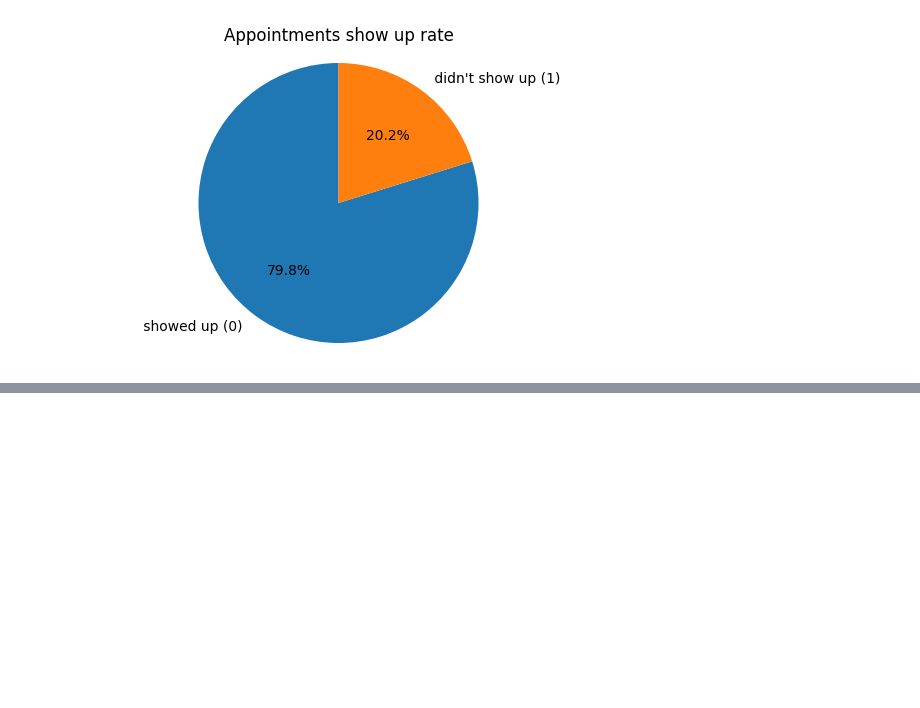
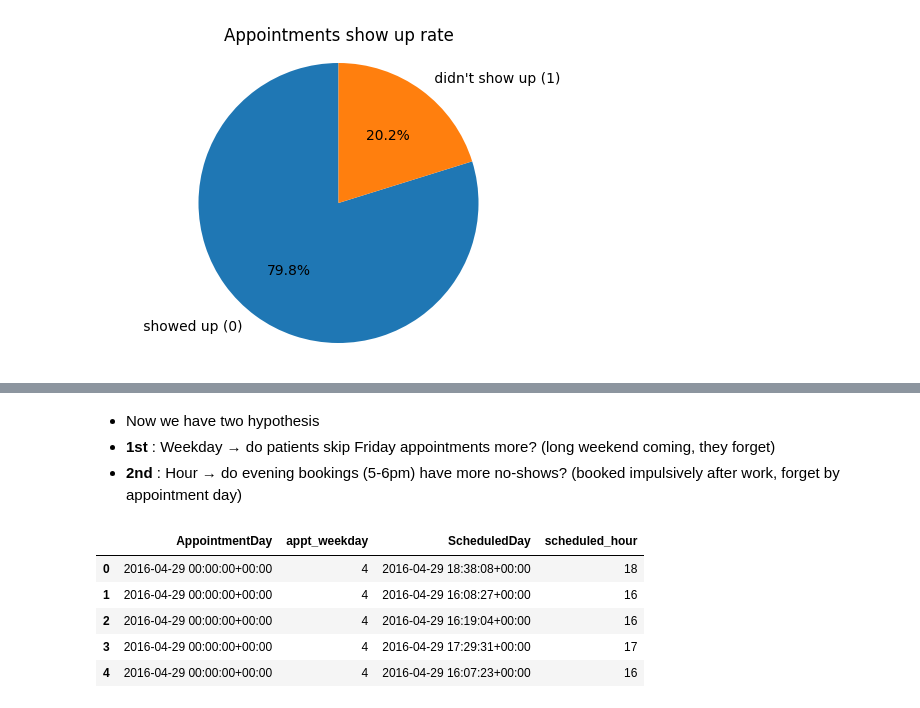
Before and after one commit to Kuldip-Lakhtariya/Medical_appointment, a Jupyter notebook: hospital_noshow_eda.ipynb, the cells around one changed output, grey strips where cells are left out. Drawn from its saved outputs; the diff is of its cells as text; code cells hidden in the pictures; blank space fills up the shorter version.

```diff
--- a/hospital_noshow_eda.ipynb
+++ b/hospital_noshow_eda.ipynb
@@ -167,3 +166,11 @@ plt.axis("equal")
 plt.show()
 # %% [output]
 [figure]
+# %%
+#So now we cheak our 2nd hypothesis first and for that we do feature enginnering and add some new column
+
+df["wait_day"] = (df["AppointmentDay"] - df["ScheduledDay"]).dt.days
+
+print(df["wait_day"].describe())
+print()
+print("Negitive wait days : ",(df["wait_day"] < 0).sum())
@@ -169,0 +195,9 @@ plt.show()
+# %%
+#Fix the new column problem
+
+df.loc[df["wait_day"].between(-2,-1) , "wait_day"] = 0
+
+df.loc[df["wait_day"] < -2 , "wait_day"] = df.loc[df["wait_day"] < -2 , "wait_day"].abs()
+
+print(df["wait_day"].describe())
+print("Negative wait days : " , (df["wait_day"] < 0).sum())
@@ -169,0 +215,21 @@ plt.show()
+# %% [markdown]
+- Now we have two hypothesis
+- **1st** : Weekday → do patients skip Friday appointments more?
+          (long weekend coming, they forget)
+- **2nd** : Hour    → do evening bookings (5-6pm) have more no-shows?
+          (booked impulsively after work, forget by appointment day)
+# %%
+#Add two more feature
+
+df["appt_weekday"] = df["AppointmentDay"].dt.dayofweek
+
+df["scheduled_hour"] = df["ScheduledDay"].dt.hour
+
+df[['AppointmentDay', 'appt_weekday', 'ScheduledDay', 'scheduled_hour']].head()
+# %% [output]
+|  | AppointmentDay | appt_weekday | ScheduledDay | scheduled_hour |
+| 0 | 2016-04-29 00:00:00+00:00 | 4 | 2016-04-29 18:38:08+00:00 | 18 |
+| 1 | 2016-04-29 00:00:00+00:00 | 4 | 2016-04-29 16:08:27+00:00 | 16 |
+| 2 | 2016-04-29 00:00:00+00:00 | 4 | 2016-04-29 16:19:04+00:00 | 16 |
+| 3 | 2016-04-29 00:00:00+00:00 | 4 | 2016-04-29 17:29:31+00:00 | 17 |
+| 4 | 2016-04-29 00:00:00+00:00 | 4 | 2016-04-29 16:07:23+00:00 | 16 |
```
Also changed, not shown: parts of 7 cells of this notebook.
